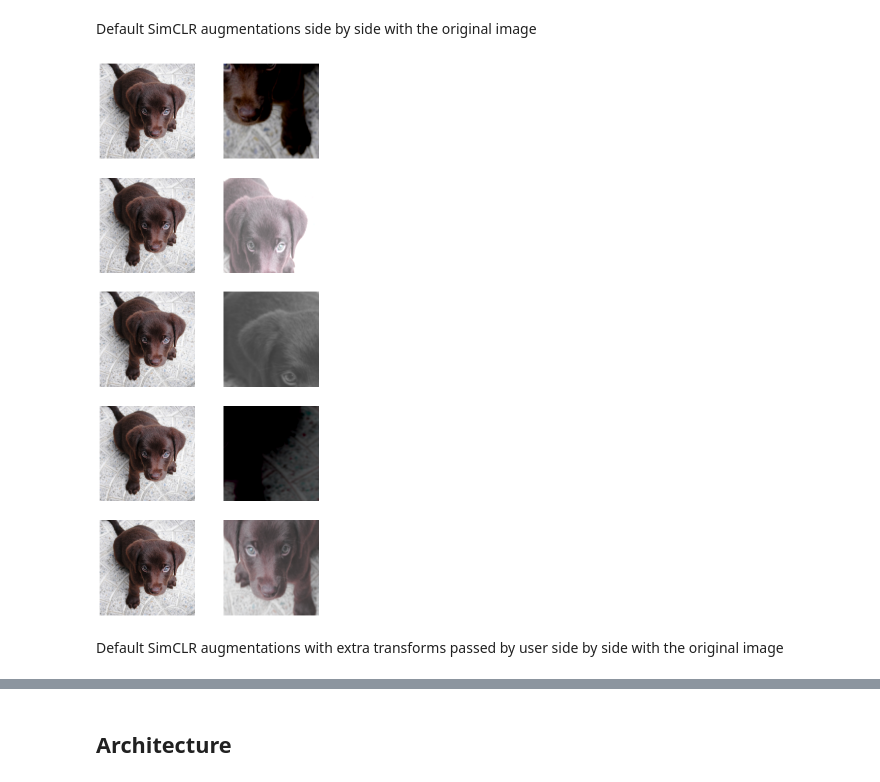
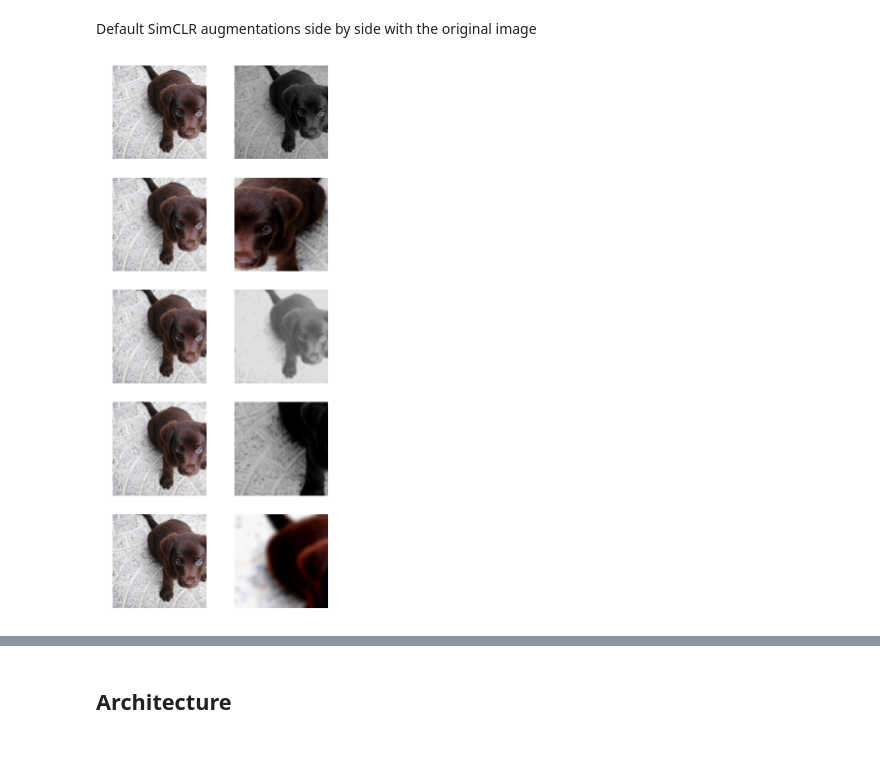
Before and after one commit to KeremTurgutlu/self_supervised, a Jupyter notebook: nbs/10b-simclr_v2.ipynb, the cells around one changed output, grey strips where cells are left out. Saved outputs shown, nothing was run; the diff lists cells and outputs as text; code cells hidden in the pictures; blank space fills up the shorter version.

Commit message:
re-org, tv/kornia batch augs, gaussblur, fp16, simclrv2

```diff
--- a/nbs/10b-simclr_v2.ipynb
+++ b/nbs/10b-simclr_v2.ipynb
@@ -37,19 +17,16 @@ type(img), type(t)
 (fastai.vision.core.PILImage, fastai.torch_core.TensorImage)
 # %%
 #hide
-aug = get_aug_pipe(224)
+aug = get_torchvision_batch_augs(224, stats_args=(*imagenet_stats,1,4,False))
 x = aug(t)
 assert x.shape[-2:] == torch.Size([224,224])
 # %% [markdown]
 Default SimCLR augmentations side by side with the original image
 # %%
-aug = get_aug_pipe(224)
 n = 5
 fig,ax = plt.subplots(n,2,figsize=(8,n*4))
 for i in range(n):
     show_image(t,ax=ax[i][0])
     show_image(aug.decode(aug(t)).clamp(0,1)[0], ax=ax[i][1])
 # %% [output]
-[figure, old version]
+[figure, new version]
-# %% [markdown]
-Default SimCLR augmentations with extra transforms passed by user side by side with the original image
```
Also changed, not shown: parts of 21 cells of this notebook, 19 other files.
